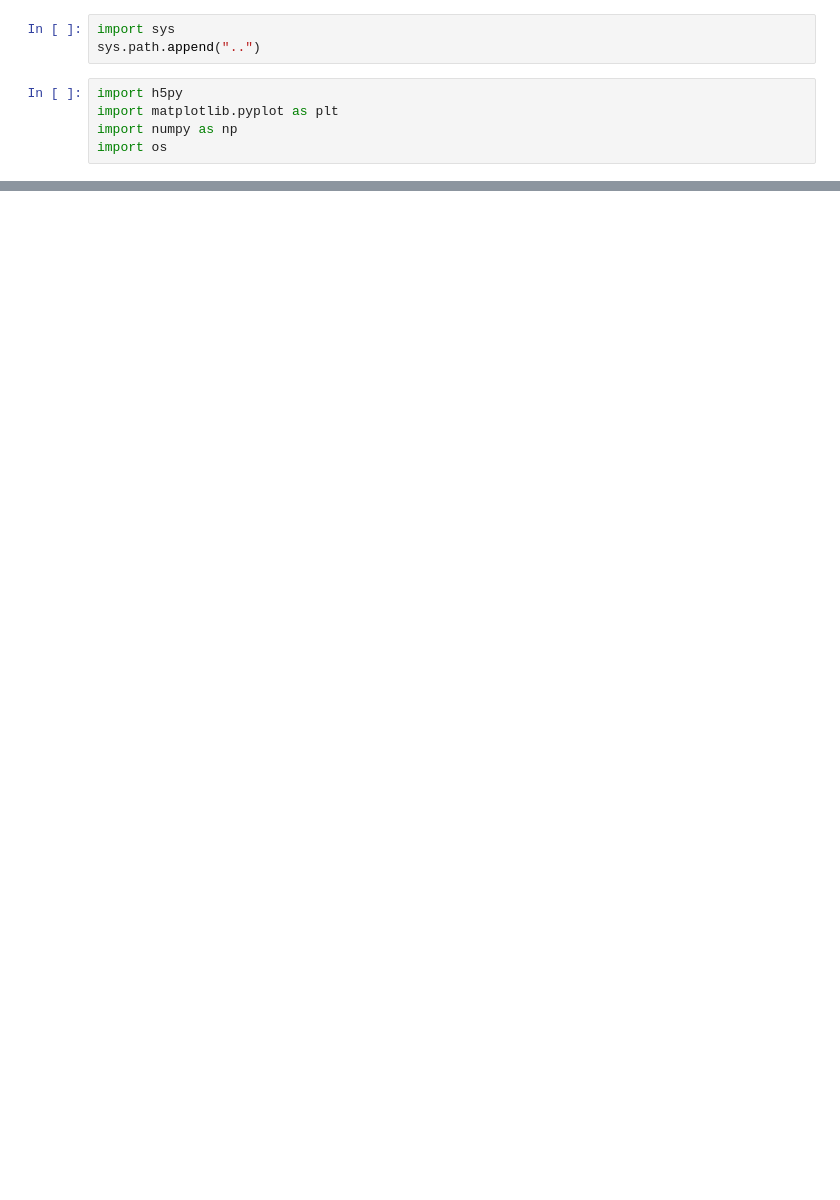
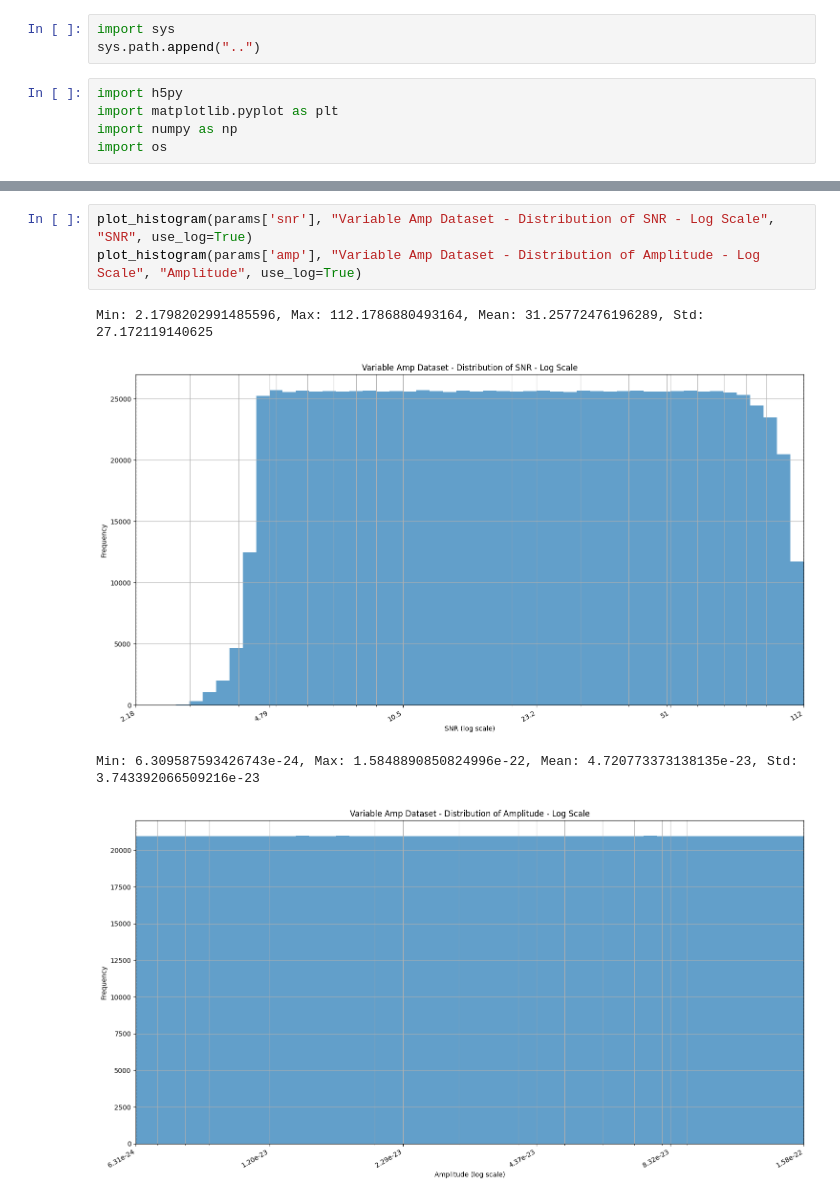
Before and after one commit to TristanDonze/gb-dataset-gen, a Jupyter notebook: examples/visualize_dataset.ipynb, the cells around one changed output, grey strips where cells are left out. Cells and saved outputs as stored; diff of their text form; blank space fills up the shorter version.

```diff
--- a/examples/visualize_dataset.ipynb
+++ b/examples/visualize_dataset.ipynb
@@ -50,0 +108,8 @@ plot_histogram(params['f0'], "Distribution of F0", "F0 (Hz)")
+# %%
+plot_histogram(params['snr'], "Variable Amp Dataset - Distribution of SNR - Log Scale", "SNR", use_log=True)
+plot_histogram(params['amp'], "Variable Amp Dataset - Distribution of Amplitude - Log Scale", "Amplitude", use_log=True)
+# %% [output]
+Min: 2.1798202991485596, Max: 112.1786880493164, Mean: 31.25772476196289, Std: 27.172119140625
+[figure, added]
+Min: 6.309587593426743e-24, Max: 1.5848890850824996e-22, Mean: 4.720773373138135e-23, Std: 3.743392066509216e-23
+[figure, added]
```
Also changed, not shown: parts of 9 cells of this notebook.
